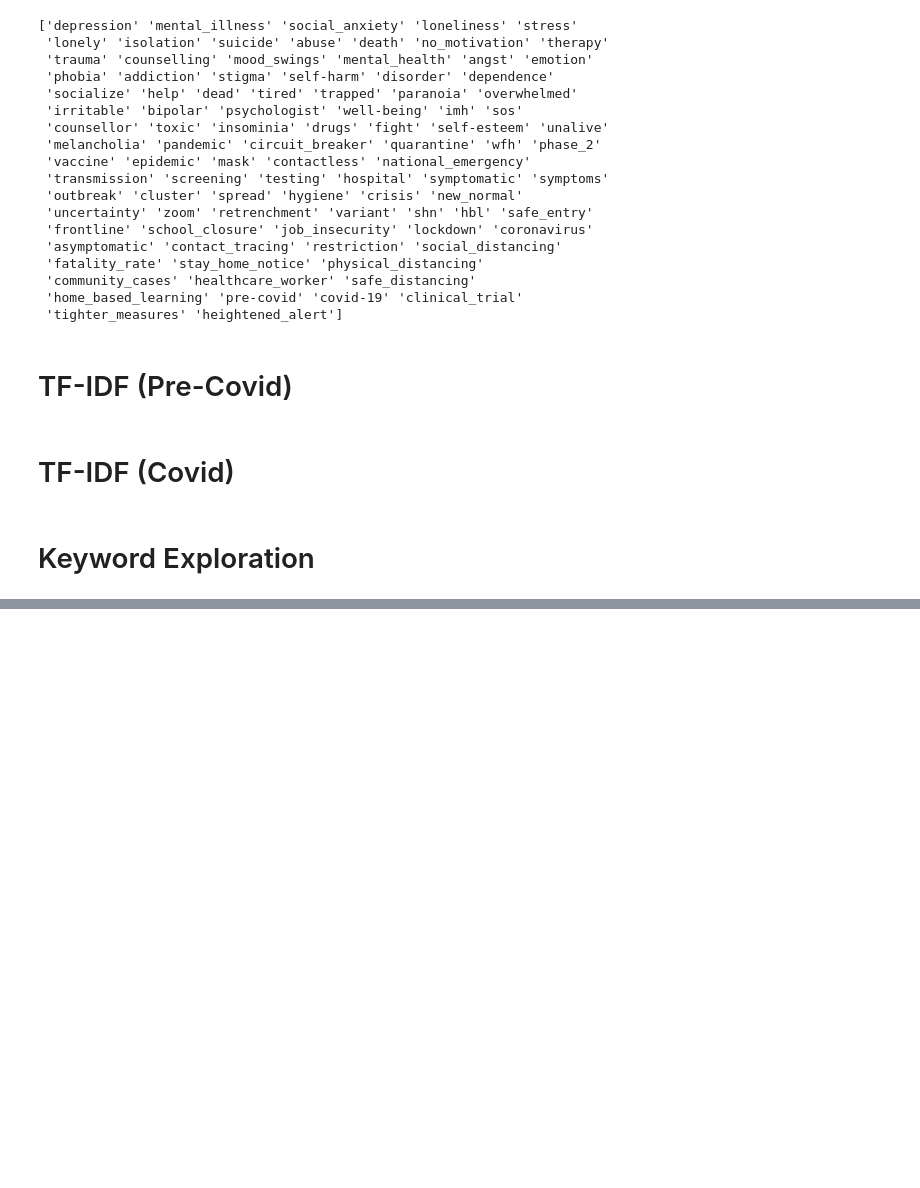
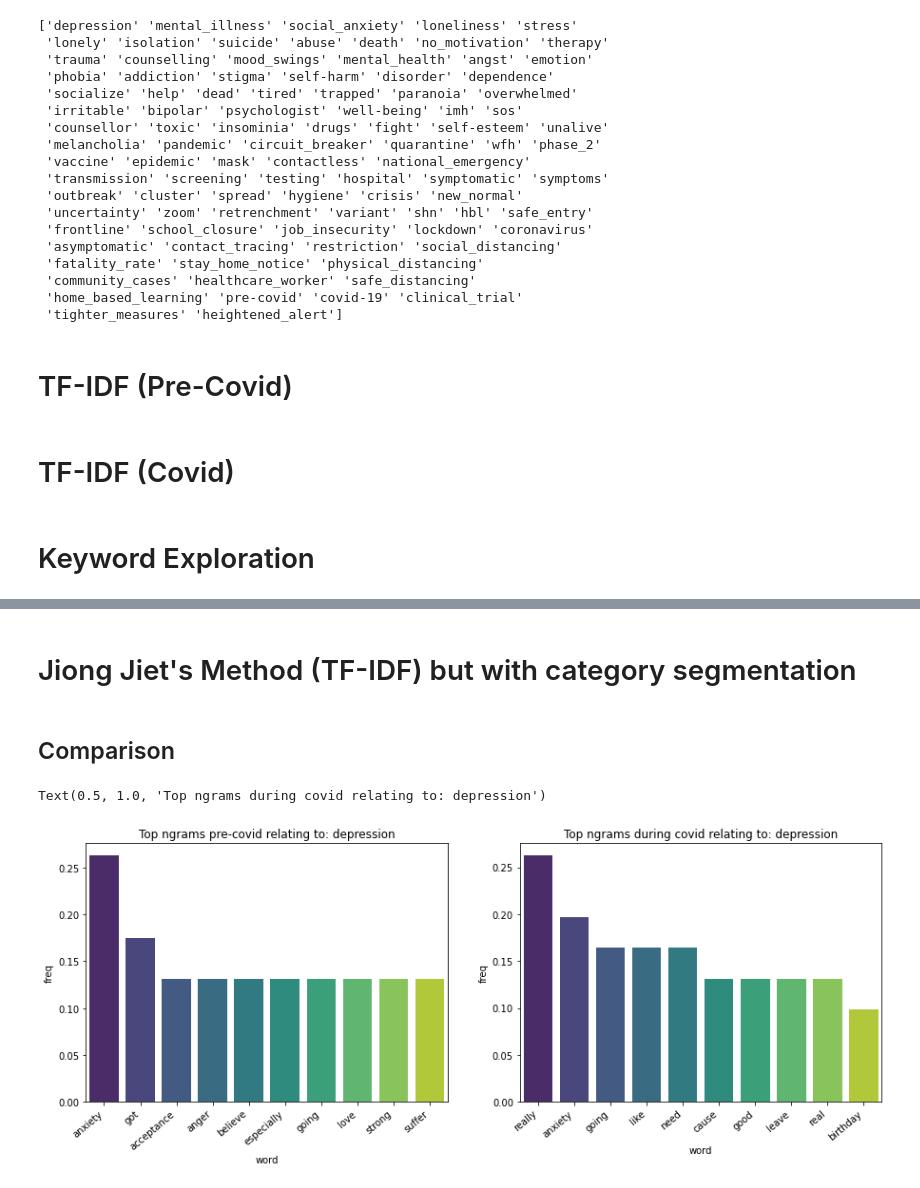
Before and after one commit to OmdenaAI/omdena-singapore-covid-health, a Jupyter notebook: src/tasks/task-3-data-exploration-and-analysis/twitter/jerome-twitter-tfidf-eda.ipynb, the cells around one changed output, grey strips where cells are left out. Cells and saved outputs as stored; diff of their text form; code cells hidden in the pictures; blank space fills up the shorter version.

```diff
--- a/src/tasks/task-3-data-exploration-and-analysis/twitter/jerome-twitter-tfidf-eda.ipynb
+++ b/src/tasks/task-3-data-exploration-and-analysis/twitter/jerome-twitter-tfidf-eda.ipynb
@@ -206,0 +238,44 @@ df_covid_long[df_covid_long['id_search'] == keyword]
+# %% [markdown]
+# Jiong Jiet's Method (TF-IDF) but with category segmentation
+# %% [markdown]
+## Comparison
+# %%
+# Comparing with Tfidf vectorizer (Jiong jiet's method)
+from sklearn.feature_extraction import text
+my_additional_sw = [ 'im', 'day']
+stop_words = text.ENGLISH_STOP_WORDS.union(my_additional_sw)
+
+# Category slice
+keyword = 'depression'
+topn = 10
+ngram_start = 1
+ngram_end = 1
+
+# Vectorization Pre covid
+Tfidf_pre_covid = TfidfVectorizer(stop_words=stop_words, ngram_range = (ngram_start,ngram_end))
+bow_pre_covid = Tfidf_pre_covid.fit_transform(df_raw_pre_covid_group[df_raw_pre_covid_group['id_search']==keyword]['clean_tweet4'])
+word_freq_pre_covid = dict(zip(Tfidf_pre_covid.get_feature_names(), np.asarray(bow_pre_covid.sum(axis=0)).ravel()))
+word_counter_pre_covid = collections.Counter(word_freq_pre_covid)
+word_counter_df_pre_covid = pd.DataFrame(word_counter_pre_covid.most_common(topn), columns = ['word', 'freq'])
+
+# Vectorization during covid
+Tfidf_covid = TfidfVectorizer(stop_words=stop_words, ngram_range = (ngram_start,ngram_end))
+bow_covid = Tfidf_covid.fit_transform(df_raw_covid_group[df_raw_covid_group['id_search']==keyword]['clean_tweet4'])
+word_freq_covid = dict(zip(Tfidf_covid.get_feature_names(), np.asarray(bow_covid.sum(axis=0)).ravel()))
+word_counter_covid = collections.Counter(word_freq_covid)
+word_counter_df_covid = pd.DataFrame(word_counter_covid.most_common(topn), columns = ['word', 'freq'])
+
+# Plotting side by side
+fig, ax = plt.subplots(nrows=1, ncols=2, figsize = (15,5)) # length, height
+ax = ax.ravel()
+
+bar_freq_word = sns.barplot(x="word", y="freq", data=word_counter_df_pre_covid, palette="viridis", ax=ax[0])
+ax[0].set_xticklabels(ax[0].get_xticklabels(), rotation=40, ha="right")
+ax[0].set_title(f'Top ngrams pre-covid relating to: {keyword}')
+
+bar_freq_word = sns.barplot(x="word", y="freq", data=word_counter_df_covid, palette="viridis", ax=ax[1])
+ax[1].set_xticklabels(ax[1].get_xticklabels(), rotation=40, ha="right")
+ax[1].set_title(f'Top ngrams during covid relating to: {keyword}')
+# %% [output]
+Text(0.5, 1.0, 'Top ngrams during covid relating to: depression')
+[figure, added]
```
Also changed, not shown: parts of 14 cells of this notebook.
